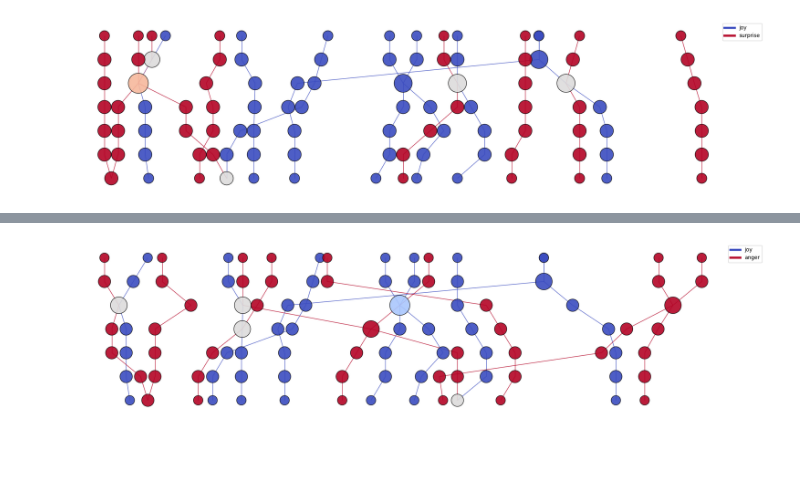
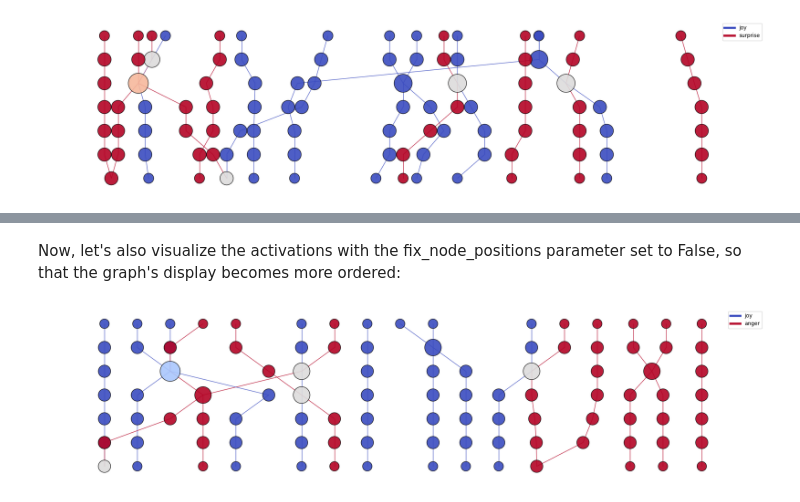
Before and after one commit to explic-ai/LLM-MRI, a Jupyter notebook: examples/Emotions.ipynb, the cells around one changed output, grey strips where cells are left out. Drawn from its saved outputs; the diff is of its cells as text; code cells hidden in the pictures; blank space fills up the shorter version.

Commit message:
setting node as parameter

```diff
--- a/examples/Emotions.ipynb
+++ b/examples/Emotions.ipynb
@@ -157,8 +169,10 @@ plt.show()
+# %% [markdown]
+Now, let's also visualize the activations with the fix_node_positions parameter set to False, so that the graph's display becomes more ordered:
 # %%
 g_joy_anger = llm_mri.get_composed_graph("joy", "anger")
-g_joy_anger_img = llm_mri.get_graph_image(g_joy_anger)
+g_joy_anger_img = llm_mri.get_graph_image(g_joy_anger, fix_node_positions=False)
 
 plt.box(False)
 plt.show()
 # %% [output]
-[figure, old version]
+[figure, new version]
```
Also changed, not shown: parts of 4 cells of this notebook, 1 other file.
